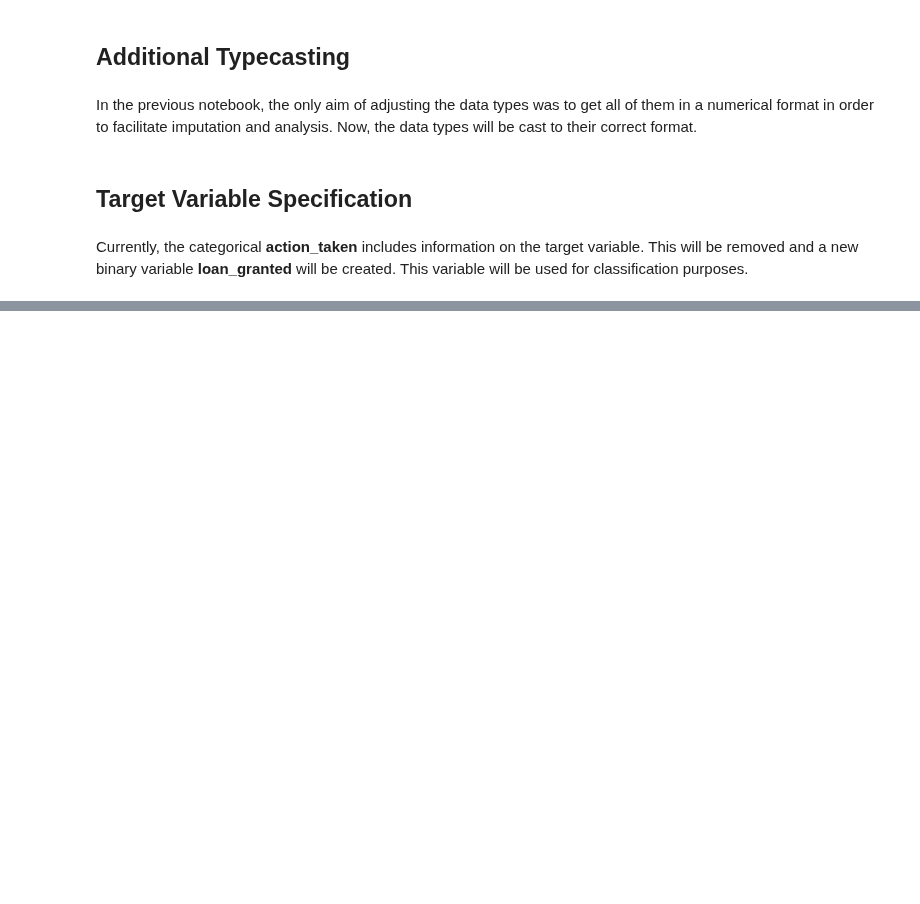
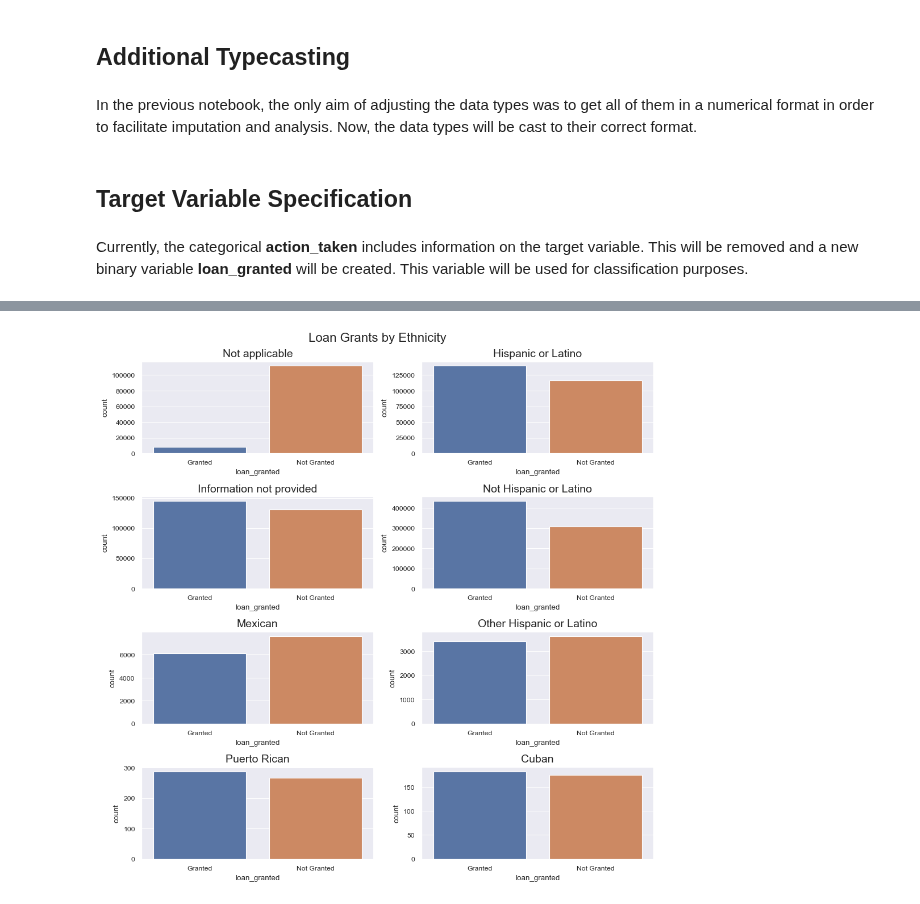
Before and after one commit to HaukeSchwarz/Thesis, a Jupyter notebook: notebooks/Main_Data_Analysis_Pipeline_2.ipynb, the cells around one changed output, grey strips where cells are left out. Drawn from its saved outputs; the diff is of its cells as text; code cells hidden in the pictures; blank space fills up the shorter version.

```diff
--- a/notebooks/Main_Data_Analysis_Pipeline_2.ipynb
+++ b/notebooks/Main_Data_Analysis_Pipeline_2.ipynb
@@ -52,0 +68,12 @@ plt.show()
+# %%
+fig, axs = plt.subplots(4, 2, figsize=(10, 10))
+fig.suptitle("Loan Grants by Ethnicity", fontsize=16)
+
+for i, col in enumerate(HMDA_clean["applicant_ethnicity-1"].unique()):
+    sns.countplot(x="loan_granted", data=HMDA_clean[HMDA_clean["applicant_ethnicity-1"] == col], ax=axs[i//2, i%2])
+    axs[i//2, i%2].set_title(col, fontsize=14)
+
+plt.tight_layout()
+plt.show()
+# %% [output]
+[figure, added]
```
Also changed, not shown: parts of 12 cells of this notebook.
